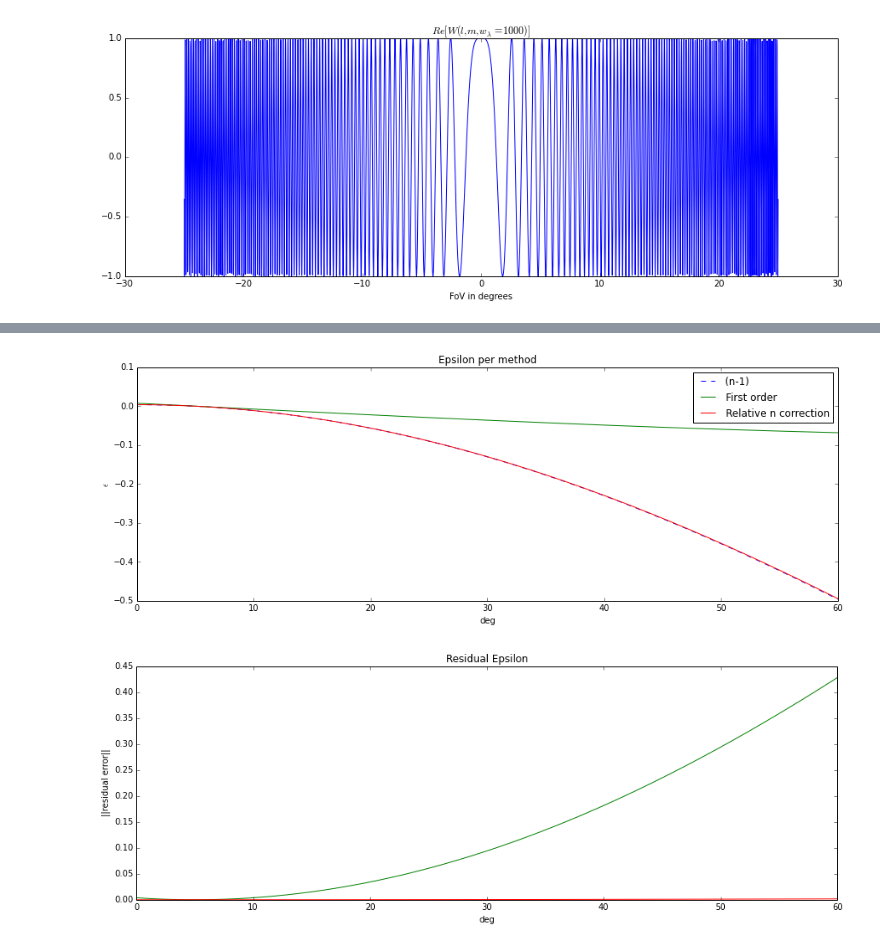
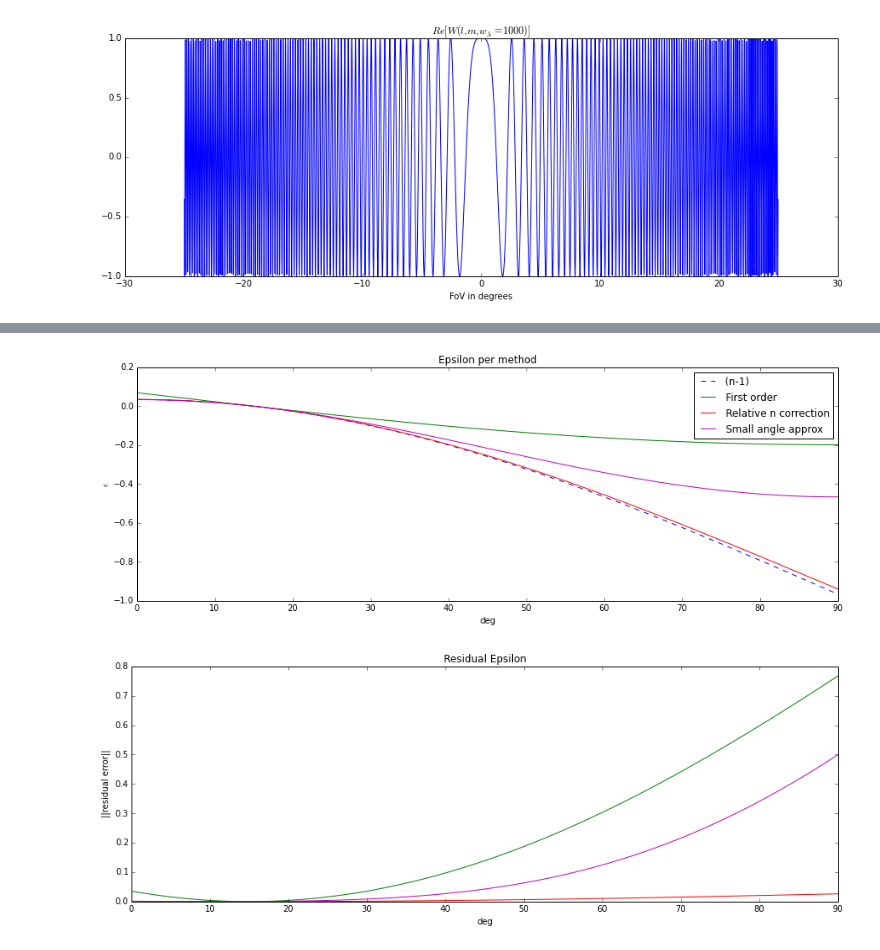
Before and after one commit to ratt-ru/bullseye, a Jupyter notebook: writing_and_wiki/notebooks/Convolution Kernels.ipynb, the cells around one changed output, grey strips where cells are left out. Drawn from its saved outputs; the diff is of its cells as text; code cells hidden in the pictures.

```diff
--- a/writing_and_wiki/notebooks/Convolution Kernels.ipynb
+++ b/writing_and_wiki/notebooks/Convolution Kernels.ipynb
@@ -84,38 +110,39 @@ def compute_lmn(phase_centres,image_coordinate):
             np.sin(dec)*np.sin(dec0)+np.cos(dec)*np.cos(dec0)*np.cos(delta_ra))
 # %%
 theta_0 = np.deg2rad(0)
-max_theta = np.deg2rad(60)
-theta_i = np.deg2rad(5) #new phase centre
+max_theta = np.deg2rad(90)
+theta_i = np.deg2rad(15) #new phase centre
 samp = 2048
 
 theta = np.linspace(theta_0,max_theta + theta_0,samp)
-l_0 = np.sin(theta_0)
-l_i = np.sin(theta_i)
-l = np.sin(theta)
+#use relative theta,phi angles in spherical coords (can alternatively use the relations for ra,dec here)
+l_0 = np.sin(theta_0)#*cos(phi_0 = 0) = 1
+l_i = np.sin(theta_i)#*cos(phi_i = 0) = 1
+l = np.sin(theta)#*cos(phi = 0) = 1
 n_i = np.sqrt(1-l_i**2)
 n = np.sqrt(1-l**2)
 epsilon = n - n_i
 approx_epsilon_1term = -l_i * (l - l_i) / np.sqrt(1 - l_i**2)
 delta_l = np.sin(theta - theta_i)
 approx_epsilon_1term_plus_residual_approx = approx_epsilon_1term + (np.sqrt(1 - (delta_l)**2) - 1)
-dn_small_angle = -(l**2 - l_i**2)*0.5
+dn_small_angle = (-l**2 + l_i**2)*0.5
 plt.figure(figsize=(15, 5),dpi=300)
 plt.title("Epsilon per method")
 plt.xlabel("deg")
 plt.ylabel("$\epsilon$")
 plt.plot(np.rad2deg(theta),epsilon,"--b",label="(n-1)")
 plt.plot(np.rad2deg(theta),approx_epsilon_1term,"g",label="First order")
 plt.plot(np.rad2deg(theta),approx_epsilon_1term_plus_residual_approx,"r",label="Relative n correction")
-#plt.plot(np.rad2deg(theta),dn_small_angle,"m",label="Small angle approx")
+plt.plot(np.rad2deg(theta),dn_small_angle,"m",label="Small angle approx")
 plt.legend(bbox_to_anchor=(1, 1))
 plt.figure(figsize=(15, 5),dpi=300)
 plt.title("Residual Epsilon")
 plt.xlabel("deg")
 plt.ylabel("||residual error||")
 plt.plot(np.rad2deg(theta),np.abs(epsilon - approx_epsilon_1term),"g")
 plt.plot(np.rad2deg(theta),np.abs(epsilon - approx_epsilon_1term_plus_residual_approx),"r")
-#plt.plot(np.rad2deg(theta),np.abs(epsilon - dn_small_angle),"m")
+plt.plot(np.rad2deg(theta),np.abs(epsilon - dn_small_angle),"m")
 plt.show()
 # %% [output]
-[figure, old version]
+[figure, new version]
-[figure, old version]
+[figure, new version]
```
Also changed, not shown: parts of 9 cells of this notebook, 1 other file.
